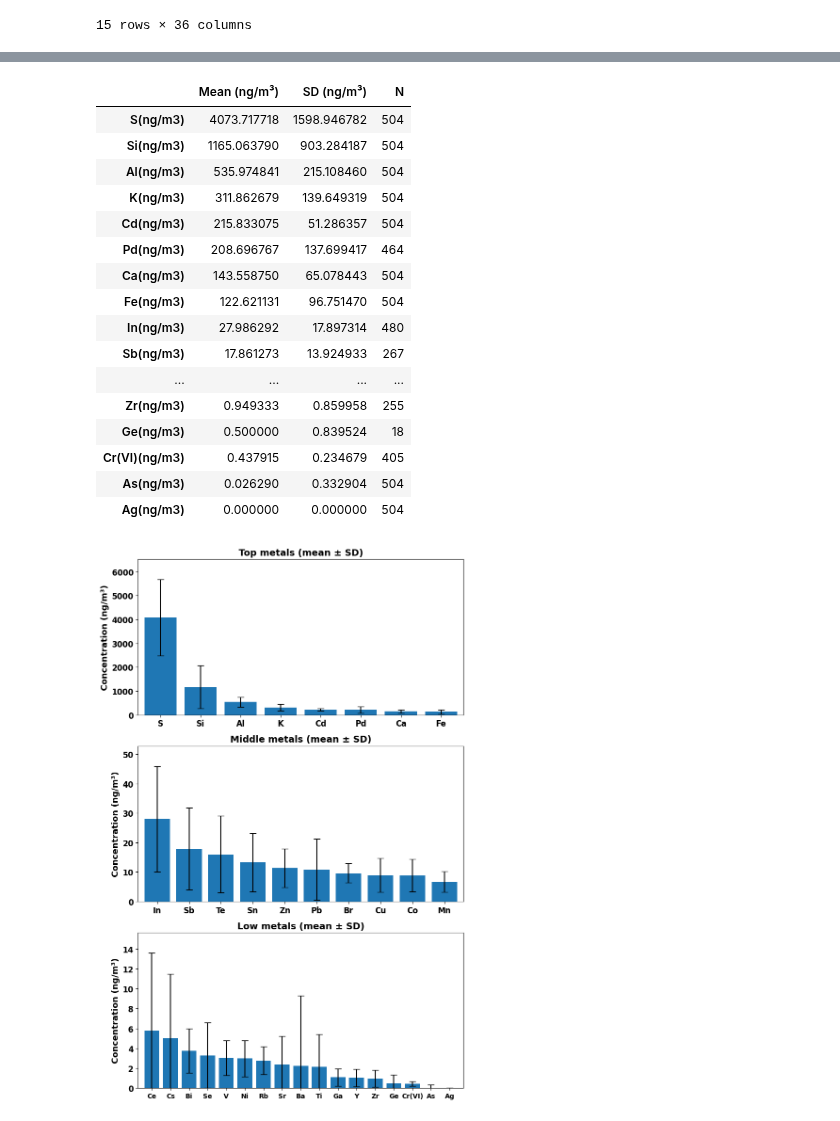
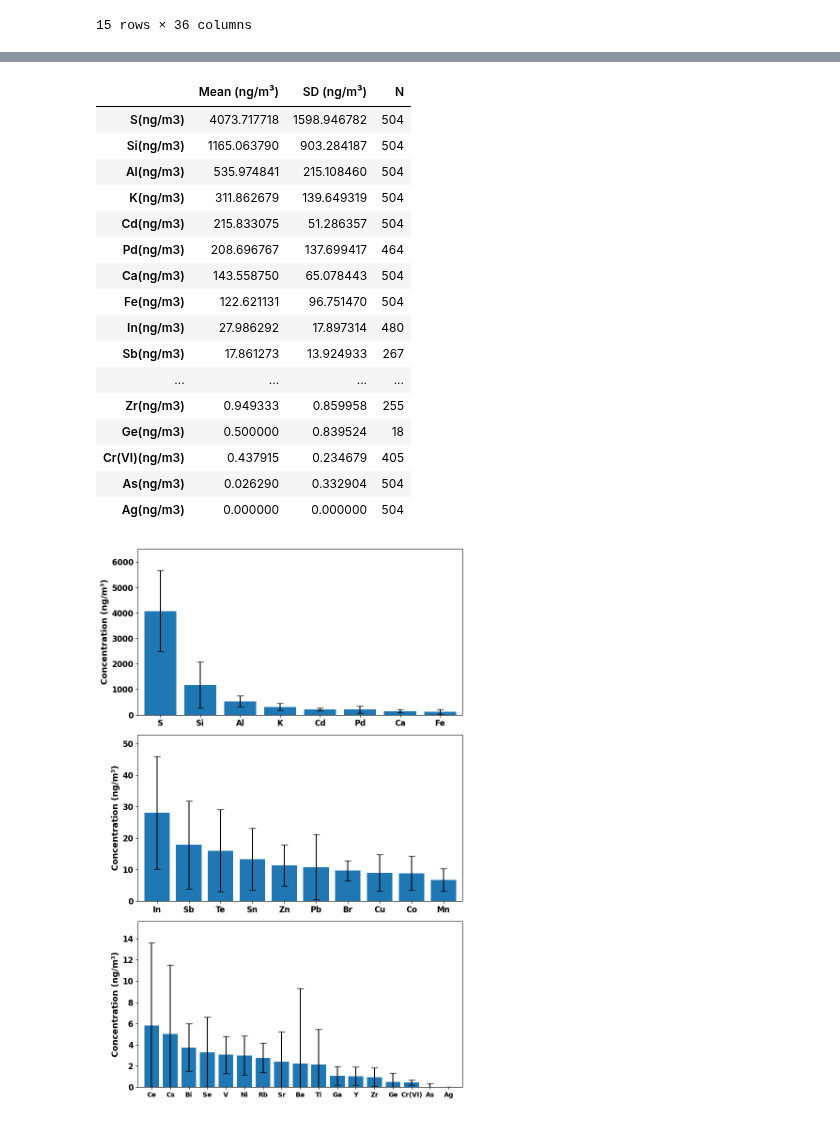
Before and after one commit to hyen0322/202508, a Jupyter notebook: Statistics Table_수정.ipynb, the cells around one changed output, grey strips where cells are left out. Drawn from its saved outputs; the diff is of its cells as text; code cells hidden in the pictures.

```diff
--- a/Statistics Table_수정.ipynb
+++ b/Statistics Table_수정.ipynb
@@ -382,7 +382,7 @@ def plot_group(ax, idx, title):
     ax.set_xticklabels(tick_lbls, rotation=rot, ha='right',
                        fontsize=fs, fontweight='bold', rotation_mode='anchor')
     ax.set_ylabel(f"Concentration ({unit_label})", fontsize=13, fontweight='bold')
-    ax.set_title(title, fontsize=14, fontweight='bold')
+    #ax.set_title(title, fontsize=14, fontweight='bold')
 
     ax.tick_params(axis='y', labelsize=12)
     for t in ax.get_yticklabels():
@@ -552,38 +553,38 @@ def plot_group(ax, idx, title):
     ax.set_xticklabels(labels_local, rotation=0, ha='center',
                        fontsize=fs, fontweight='bold')
     ax.set_ylabel(f"Concentration ({unit_label})", fontsize=13, fontweight='bold')
-    ax.set_title(title, fontsize=14, fontweight='bold')
+    #ax.set_title(title, fontsize=14, fontweight='bold')
 
     ax.tick_params(axis='y', labelsize=12)
     for t in ax.get_yticklabels():
         t.set_fontweight('bold')
 
     ymax = float((vals + errs).max()) if n else 0.0
     if np.isfinite(ymax) and ymax > 0:
         ax.set_ylim(0, ymax * 1.15)
     ax.margins(x=0.02)  # 좌우 여백
 
 for i, (title, idx) in enumerate(groups):
     plot_group(axes[i], idx, title)
 
 plt.tight_layout()
 plt.show()
 # %% [output]
 |  | Mean (ng/m³) | SD (ng/m³) | N |
 | S(ng/m3) | 4073.717718 | 1598.946782 | 504 |
 | Si(ng/m3) | 1165.063790 | 903.284187 | 504 |
 | Al(ng/m3) | 535.974841 | 215.108460 | 504 |
 | K(ng/m3) | 311.862679 | 139.649319 | 504 |
 | Cd(ng/m3) | 215.833075 | 51.286357 | 504 |
 | Pd(ng/m3) | 208.696767 | 137.699417 | 464 |
 | Ca(ng/m3) | 143.558750 | 65.078443 | 504 |
 | Fe(ng/m3) | 122.621131 | 96.751470 | 504 |
 | In(ng/m3) | 27.986292 | 17.897314 | 480 |
 | Sb(ng/m3) | 17.861273 | 13.924933 | 267 |
 | ... | ... | ... | ... |
 | Zr(ng/m3) | 0.949333 | 0.859958 | 255 |
 | Ge(ng/m3) | 0.500000 | 0.839524 | 18 |
 | Cr(VI)(ng/m3) | 0.437915 | 0.234679 | 405 |
 | As(ng/m3) | 0.026290 | 0.332904 | 504 |
 | Ag(ng/m3) | 0.000000 | 0.000000 | 504 |
-[figure, old version]
+[figure, new version]
```
Also changed, not shown: parts of 3 cells of this notebook.
